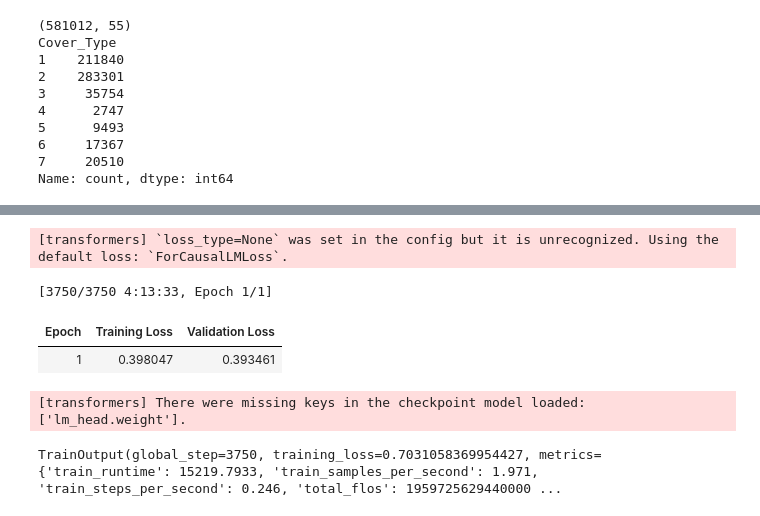
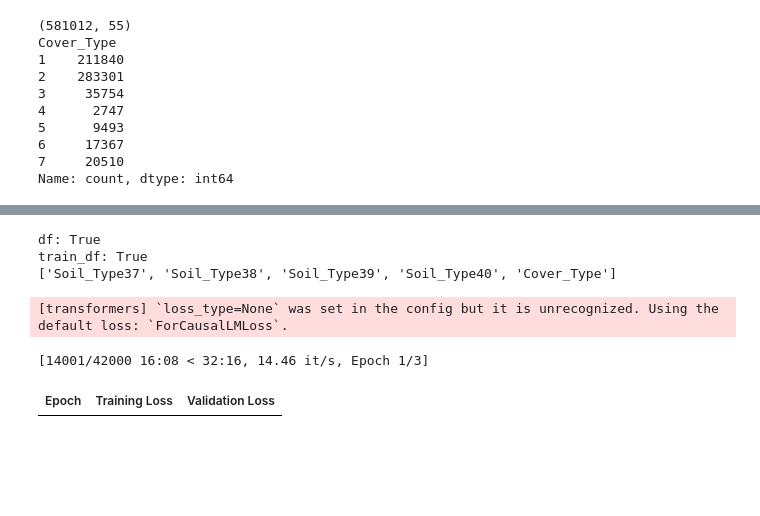
Before and after one commit to JumDum1101/ML_Project, a Jupyter notebook: llm.ipynb, the cells around one changed output, grey strips where cells are left out. Saved outputs shown, nothing was run; the diff lists cells and outputs as text; code cells hidden in the pictures; blank space fills up the shorter version.

```diff
--- a/llm.ipynb
+++ b/llm.ipynb
@@ -18,7 +18,7 @@ columns += [f"Wilderness_Area{i}" for i in range(1, 5)]
 columns += [f"Soil_Type{i}" for i in range(1, 41)]
 columns += ["Cover_Type"]
 
-df = pd.read_csv("covertype/covtype.data.gz", header=None)
+df = pd.read_csv("/content/covtype.data.gz", header=None)
 df.columns = columns
 
 print(df.shape)
@@ -187,8 +207,10 @@ class CovertypeLLMDataset(Dataset):
             "labels": labels
         }
 # %%
-#loading decoder only
+# loading decoder only
+!pip install transformers --upgrade # Add this line to ensure the library is up to date and correctly installed.
 from transformers import AutoTokenizer, AutoModelForCausalLM
+
 model_name = "distilgpt2"
 
 tokenizer = AutoTokenizer.from_pretrained(model_name)
@@ -202,4 +224,7 @@ tokenizer.add_special_tokens(special_tokens)
 model = AutoModelForCausalLM.from_pretrained(model_name)
 model.resize_token_embeddings(len(tokenizer))
 model.config.pad_token_id = tokenizer.pad_token_id
+
+# ✅ ADD THIS
+model.config.use_cache = False
 # %% [output]
@@ -273,10 +256,13 @@ created
 # %%
-#train/val/test
+# train/val/test
 
-train_dataset = CovertypeLLMDataset(train_small, tokenizer, max_length=256)
-val_dataset = CovertypeLLMDataset(val_small, tokenizer, max_length=256)
-test_dataset = CovertypeLLMDataset(test_small, tokenizer, max_length=256)
+train_dataset = CovertypeLLMDataset(train_balanced, tokenizer, max_length=224)
+val_dataset = CovertypeLLMDataset(val_small, tokenizer, max_length=224)
+test_dataset = CovertypeLLMDataset(test_small, tokenizer, max_length=224)
 
 print("train size:", len(train_dataset))
 print("val size:", len(val_dataset))
+
+sample = train_dataset[0]
+print("Labels not masked:", (sample["labels"] != -100).sum().item())
 # %% [output]
@@ -297,39 +297,78 @@ val size: 5000
+# %%
+print("df:", "Cover_Type" in df.columns)
+print("train_df:", "Cover_Type" in train_df.columns)
+print(train_df.columns.tolist()[-5:])
+# %% [output]
+df: True
+train_df: True
+['Soil_Type37', 'Soil_Type38', 'Soil_Type39', 'Soil_Type40', 'Cover_Type']
 # %%
-#training
+# training
 from transformers import Trainer, TrainingArguments
 from sklearn.metrics import accuracy_score
 import numpy as np
+import torch
 
+# metrics function
+def compute_metrics(eval_pred):
+    logits, labels = eval_pred
+
+    predictions = np.argmax(logits, axis=-1)
+
+    # ignore masked tokens (-100)
+    mask = labels != -100
+    labels = labels[mask]
+    predictions = predictions[mask]
+
+    return {
+        "accuracy": accuracy_score(labels, predictions)
+    }
+
+# training arguments
 training_args = TrainingArguments(
     output_dir="./llm_covertype",
+
     eval_strategy="epoch",
     save_strategy="epoch",
+
     logging_strategy="steps",
-    logging_steps=100,
-    per_device_train_batch_size=8,
-    per_device_eval_batch_size=8,
+    logging_steps=10,
+
+    per_device_train_batch_size=2,
+    per_device_eval_batch_size=1,
+
+    eval_accumulation_steps=16,
+
     num_train_epochs=3,
     learning_rate=2e-5,
     weight_decay=0.01,
+
     fp16=torch.cuda.is_available(),
+
     save_total_limit=2,
+
     load_best_model_at_end=True,
+    metric_for_best_model="eval_loss",
+    greater_is_better=False,
+
+    remove_unused_columns=False,  # ✅ important for custom dataset
+
     report_to="none"
 )
 
+# trainer
 trainer = Trainer(
     model=model,
     args=training_args,
     train_dataset=train_dataset,
-    eval_dataset=val_dataset
+    eval_dataset=val_dataset,
+    compute_metrics=compute_metrics
 )
 
+# start training
 trainer.train()
 # %% [output]
 [transformers] `loss_type=None` was set in the config but it is unrecognized. Using the default loss: `ForCausalLMLoss`.
-[3750/3750 4:13:33, Epoch 1/1]
+[14001/42000 16:08 < 32:16, 14.46 it/s, Epoch 1/3]
 | Epoch | Training Loss | Validation Loss |
-| 1 | 0.398047 | 0.393461 |
-[transformers] There were missing keys in the checkpoint model loaded: ['lm_head.weight'].
-TrainOutput(global_step=3750, training_loss=0.7031058369954427, metrics={'train_runtime': 15219.7933, 'train_samples_per_second': 1.971, 'train_steps_per_second': 0.246, 'total_flos': 1959725629440000 ...
 # %%
```
Also changed, not shown: parts of 12 cells of this notebook.
